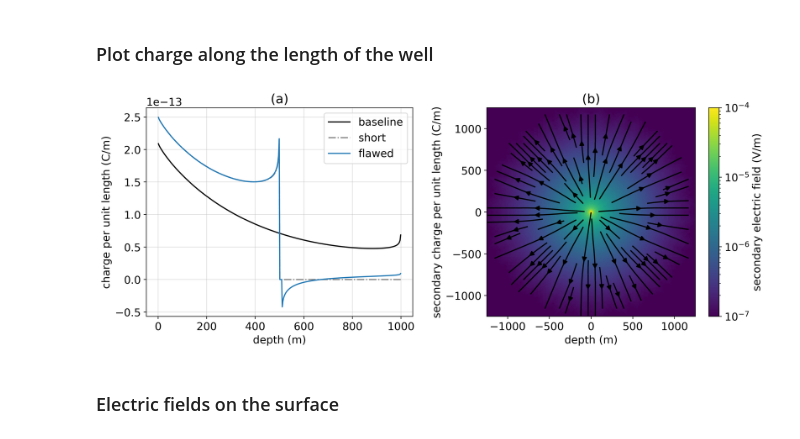
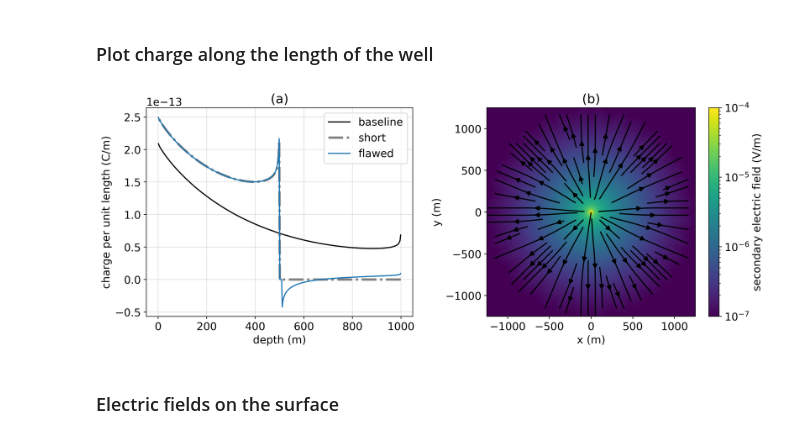
Before and after one commit to krishna999/heagy-2018-dc-casing, a Jupyter notebook: notebooks/1_DC_Flawed_Steel_Cased_Wells.ipynb, the cells around one changed output. Drawn from its saved outputs; the diff is of its cells as text; code cells hidden in the pictures.

```diff
--- a/notebooks/1_DC_Flawed_Steel_Cased_Wells.ipynb
+++ b/notebooks/1_DC_Flawed_Steel_Cased_Wells.ipynb
@@ -538,7 +539,7 @@ if experiment in [1, 4]:
 def plot_charge(
     ax=None, key=model_names[0], color_ind=0, color=None, src_ind=0,
     label=None, secondary=False, linestyle='-', primary_key="baseline",
-    marker=None
+    marker=None, lw=None
 ):
     if ax is None:
         fig, ax = plt.subplots(1, 1, figsize=(5, 4)) #, dpi=400)
@@ -556,7 +557,7 @@ def plot_charge(
     ax.plot(
         -z_charges, charges/csz, label=label,
         color=color if color is not None else "C{}".format(color_ind),
-        linestyle=linestyle, marker=marker
+        linestyle=linestyle, marker=marker, lw=lw
     )
 # %%
 from matplotlib import rcParams
@@ -579,7 +580,8 @@ if experiment in [1, 4, 5]:
             plot_charge(
                 ax=ax[0], key=key, color_ind=0 if key != primary_key else None,
                 color = "k" if key == primary_key else "0.5" if key == "short" else None,
-                src_ind=src_ind, label=key, linestyle = '-.' if key == "short" else None
+                src_ind=src_ind, label=key, linestyle = '-.' if key == "short" else None,
+                lw=3 if key == "short" else None,
             )
     #         if key != primary_key:
     #             plot_charge(
@@ -615,36 +617,40 @@ if experiment in [1, 4, 5]:
                 ax=ax[0], key=partial_key, color_ind=i, src_ind=src_ind, linestyle='--'
             )
 
             plot_charge(
                 ax=ax[1], key=flawed_key, color_ind=i, src_ind=src_ind, label="{} m".format(extent), secondary=True
             )
             plot_charge(
                 ax=ax[1], key=partial_key, color_ind=i, src_ind=src_ind, linestyle='--', secondary=True
             )
 
 
+    ax[0].set_xlabel('depth (m)')
+    ax[0].set_ylabel('charge per unit length (C/m)')
+
+    ax[1].set_xlabel('x (m)')
+    ax[1].set_ylabel('y (m)')
 
     for i, a in enumerate(ax):
     #     a.legend()
-        a.set_xlabel('depth (m)')
-        a.set_ylabel('charge per unit length (C/m)' if i == 0 else 'secondary charge per unit length (C/m)')
+
         a.set_title("({})".format(ascii_lowercase[i]))
 
     ax[0].grid(which='both', alpha=0.4)
     ax[0].legend()
     # ax[1].legend(
     #     handles=[
     #         mlines.Line2D([], [], color='k', label='flawed'),
     #         mlines.Line2D([], [], color='k', linestyle='--', label='intact'),
     #     ], bbox_to_anchor=[1.77, 0.8]
     # )
     # ax[1].set_ylim(9e-14 * np.r_[-1, 1])
     plt.tight_layout()
     if experiment == 1:
         fig.savefig('../figures/casing_charge', dpi=350, bbox_inches="tight")
         fig.savefig('../arxiv-figures/casing_charge', dpi=150, bbox_inches="tight")
 # %% [output]
-[figure, old version]
+[figure, new version]
 # %%
 if experiment in [3, 6]:
     conductivities = sorted(set([float(m.split("_")[-1]) for m in model_names]))
```
Also changed, not shown: parts of 6 cells of this notebook, 44 other files.
